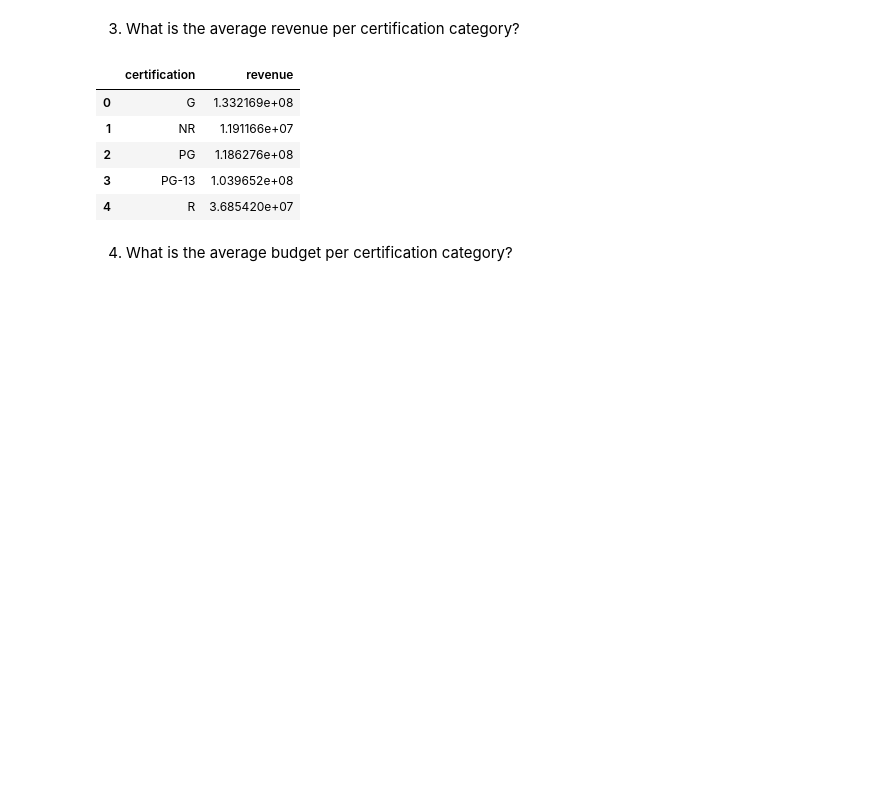
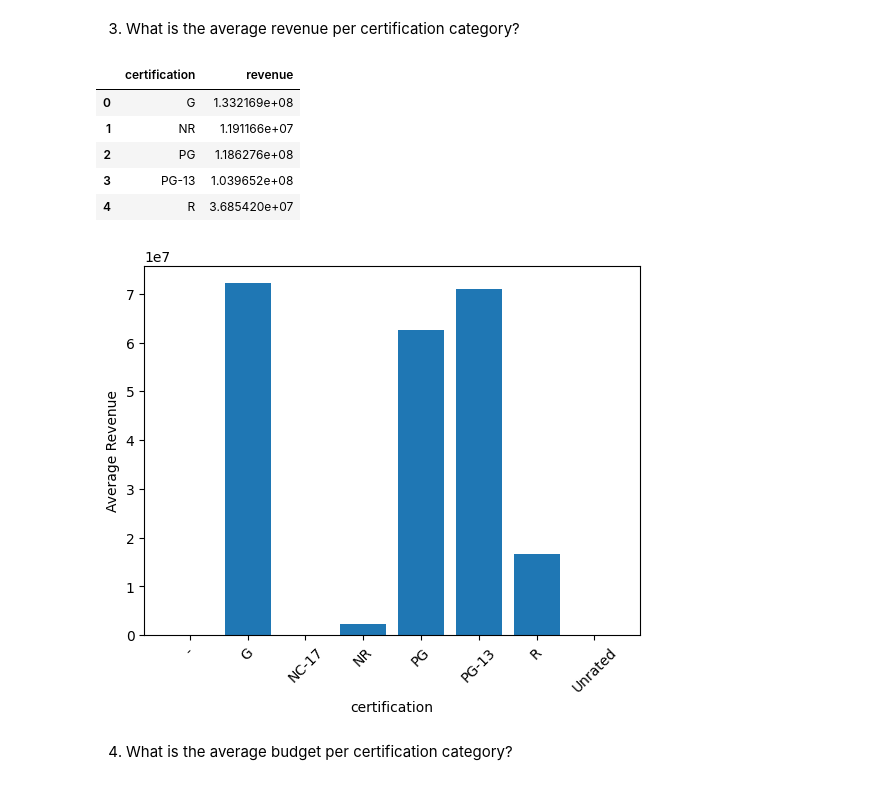
Before and after one commit to spockthompson/Dojo-Movie-Project, a Jupyter notebook: Exploratory Data Analysis of TMDB.ipynb, the cells around one changed output. Cells and saved outputs as stored; diff of their text form; code cells hidden in the pictures; blank space fills up the shorter version.

```diff
--- a/Exploratory Data Analysis of TMDB.ipynb
+++ b/Exploratory Data Analysis of TMDB.ipynb
@@ -62,6 +90,15 @@ EDA_df.groupby('certification', as_index=False)['revenue'].mean()
 | 2 | PG | 1.186276e+08 |
 | 3 | PG-13 | 1.039652e+08 |
 | 4 | R | 3.685420e+07 |
+# %%
+cert_rev = EDA_df.groupby('certification')['revenue'].mean()
+
+plt.bar(cert_rev.index, cert_rev.values)
+plt.ylabel('Average Revenue')
+plt.xlabel('certification')
+plt.xticks(rotation=45);
+# %% [output]
+[figure, added]
 # %% [markdown]
 4. What is the average budget per certification category?
 # %%
```
Also changed, not shown: parts of 5 cells of this notebook, 2 other files.
